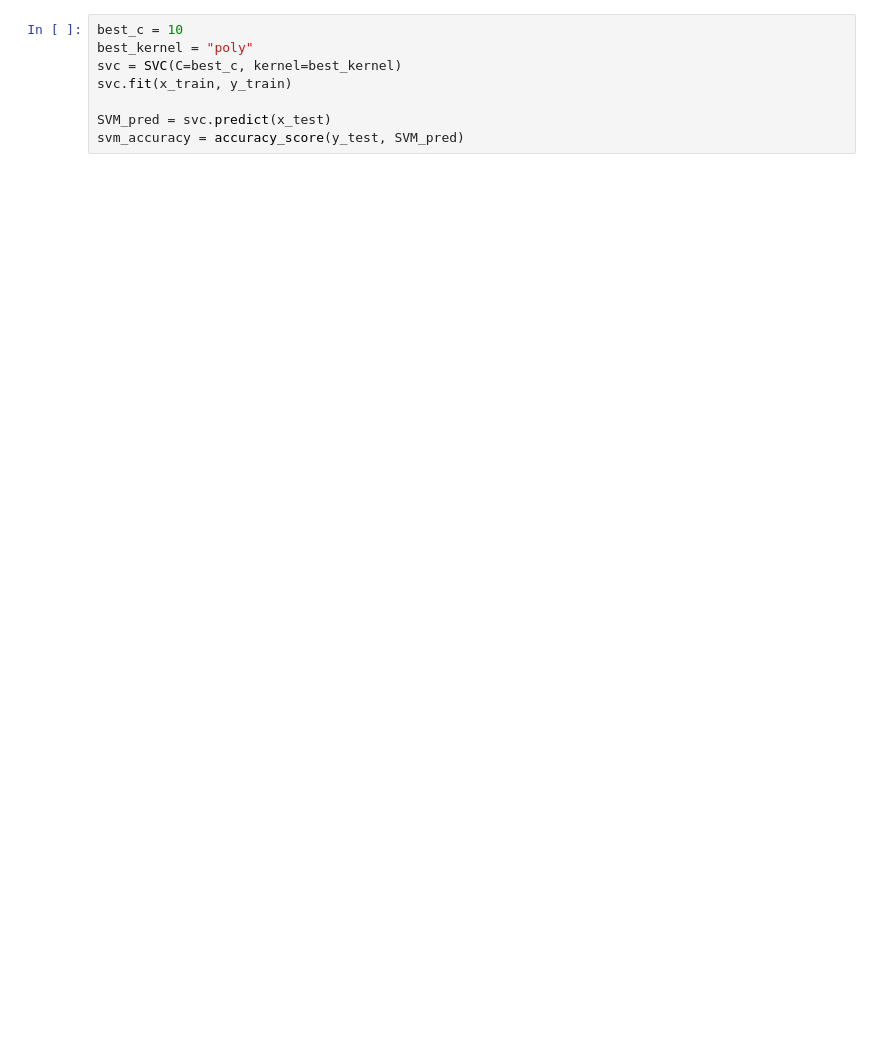
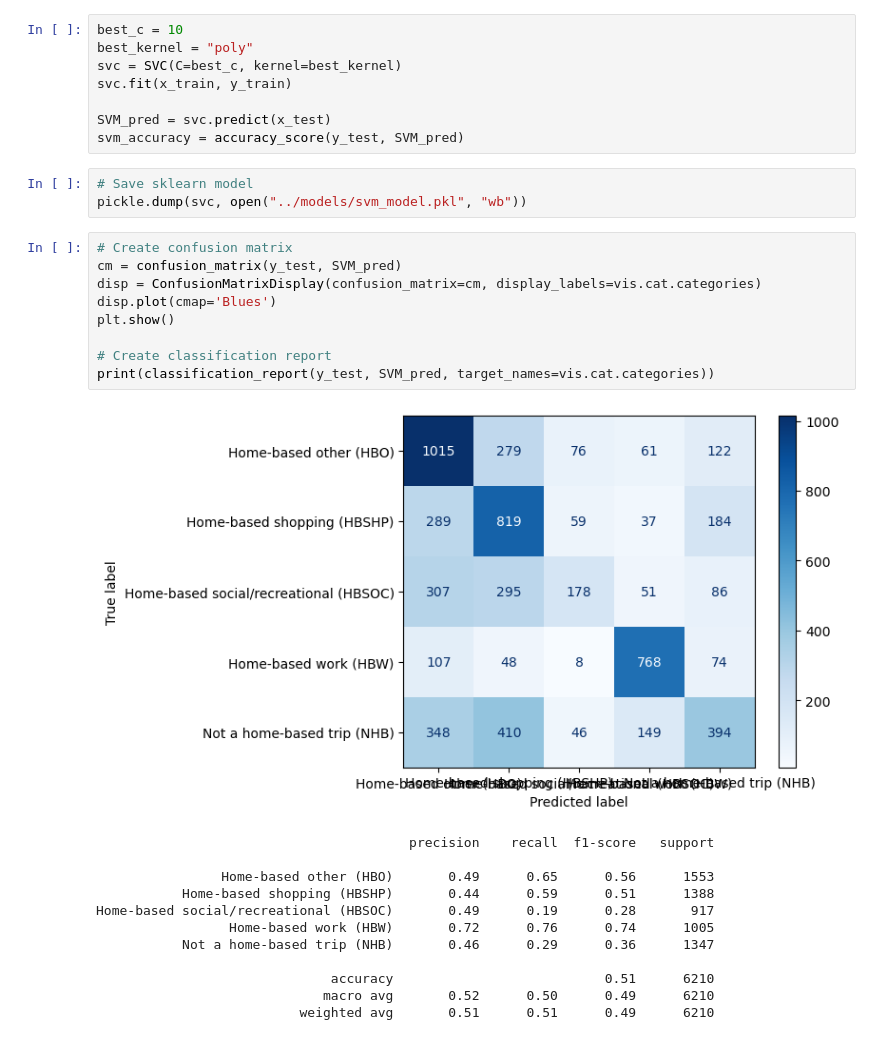
Before and after one commit to mfgeary/dsan5300-project, a Jupyter notebook: code/AUC_All_Models.ipynb, the cells around one changed output. Cells and saved outputs as stored; diff of their text form; blank space fills up the shorter version.

```diff
--- a/code/AUC_All_Models.ipynb
+++ b/code/AUC_All_Models.ipynb
@@ -138,6 +215,31 @@ svc.fit(x_train, y_train)
 
 SVM_pred = svc.predict(x_test)
 svm_accuracy = accuracy_score(y_test, SVM_pred)
+# %%
+# Save sklearn model
+pickle.dump(svc, open("../models/svm_model.pkl", "wb"))
+# %%
+# Create confusion matrix
+cm = confusion_matrix(y_test, SVM_pred)
+disp = ConfusionMatrixDisplay(confusion_matrix=cm, display_labels=vis.cat.categories)
+disp.plot(cmap='Blues')
+plt.show()
+
+# Create classification report
+print(classification_report(y_test, SVM_pred, target_names=vis.cat.categories))
+# %% [output]
+[figure, added]
+                                        precision    recall  f1-score   support
+
+                Home-based other (HBO)       0.49      0.65      0.56      1553
+           Home-based shopping (HBSHP)       0.44      0.59      0.51      1388
+Home-based social/recreational (HBSOC)       0.49      0.19      0.28       917
+                 Home-based work (HBW)       0.72      0.76      0.74      1005
+           Not a home-based trip (NHB)       0.46      0.29      0.36      1347
+
+                              accuracy                           0.51      6210
+                             macro avg       0.52      0.50      0.49      6210
+                          weighted avg       0.51      0.51      0.49      6210
 # %%
 from sklearn.preprocessing import label_binarize
 
```
Also changed, not shown: parts of 12 cells of this notebook, 15 other files.
